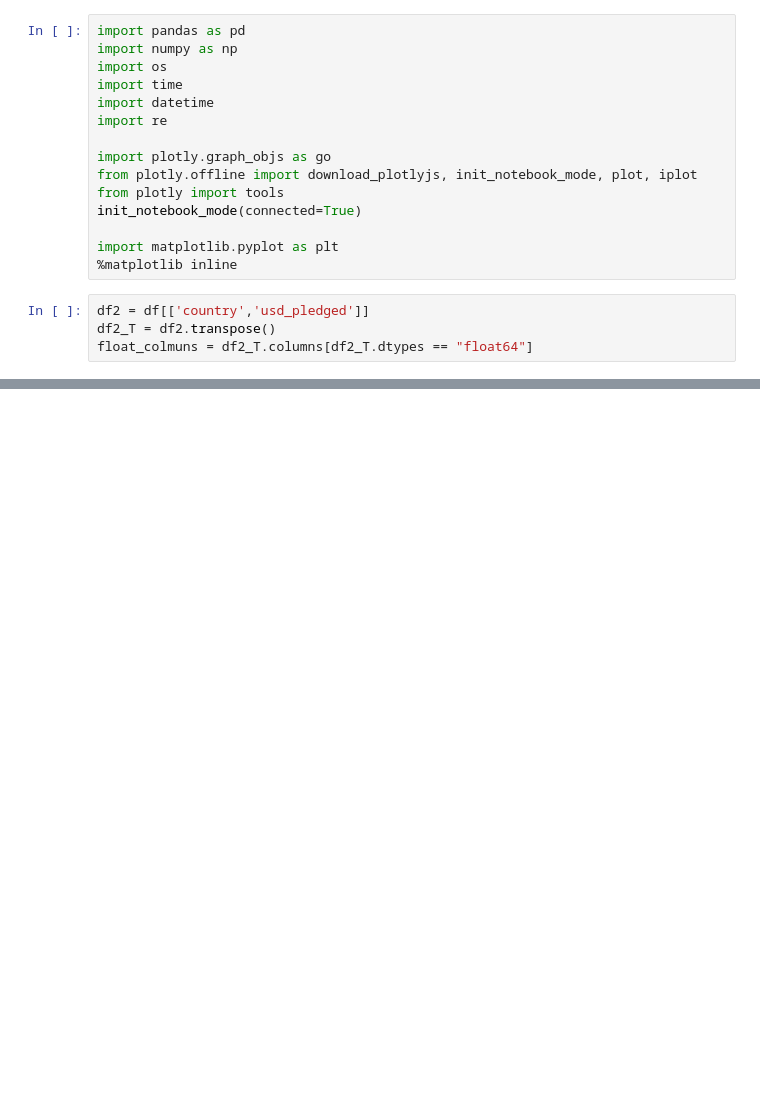
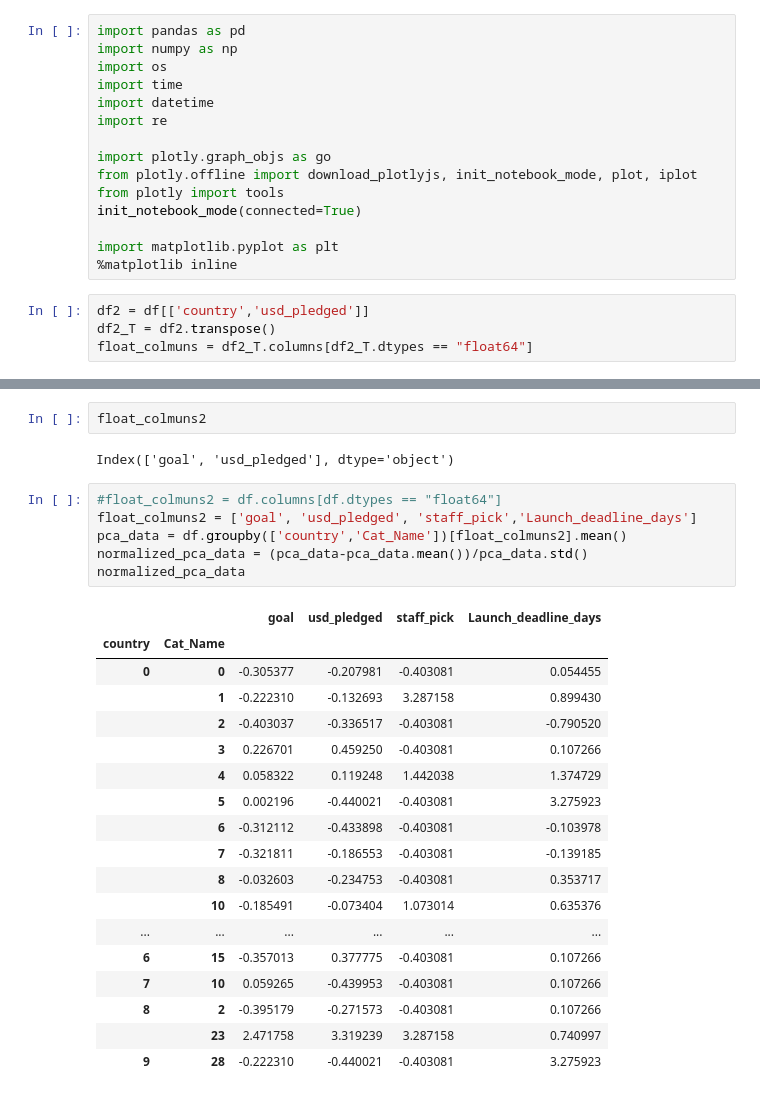
Before and after one commit to end2122/Kickstarter-Project-Analysis-in-R, a Jupyter notebook: kickstarter_EDA.ipynb, the cells around one changed output, grey strips where cells are left out. Saved outputs shown, nothing was run; the diff lists cells and outputs as text; blank space fills up the shorter version.

```diff
--- a/kickstarter_EDA.ipynb
+++ b/kickstarter_EDA.ipynb
@@ -134,0 +140,29 @@ iplot(fig, filename='drug_freq_table')
+# %%
+float_colmuns2
+# %% [output]
+Index(['goal', 'usd_pledged'], dtype='object')
+# %%
+#float_colmuns2 = df.columns[df.dtypes == "float64"]
+float_colmuns2 = ['goal', 'usd_pledged', 'staff_pick','Launch_deadline_days']
+pca_data = df.groupby(['country','Cat_Name'])[float_colmuns2].mean()
+normalized_pca_data = (pca_data-pca_data.mean())/pca_data.std()
+normalized_pca_data
+# %% [output]
+|  |  | goal | usd_pledged | staff_pick | Launch_deadline_days |
+| country | Cat_Name |  |  |  |  |
+| 0 | 0 | -0.305377 | -0.207981 | -0.403081 | 0.054455 |
+|  | 1 | -0.222310 | -0.132693 | 3.287158 | 0.899430 |
+|  | 2 | -0.403037 | -0.336517 | -0.403081 | -0.790520 |
+|  | 3 | 0.226701 | 0.459250 | -0.403081 | 0.107266 |
+|  | 4 | 0.058322 | 0.119248 | 1.442038 | 1.374729 |
+|  | 5 | 0.002196 | -0.440021 | -0.403081 | 3.275923 |
+|  | 6 | -0.312112 | -0.433898 | -0.403081 | -0.103978 |
+|  | 7 | -0.321811 | -0.186553 | -0.403081 | -0.139185 |
+|  | 8 | -0.032603 | -0.234753 | -0.403081 | 0.353717 |
+|  | 10 | -0.185491 | -0.073404 | 1.073014 | 0.635376 |
+| ... | ... | ... | ... | ... | ... |
+| 6 | 15 | -0.357013 | 0.377775 | -0.403081 | 0.107266 |
+| 7 | 10 | 0.059265 | -0.439953 | -0.403081 | 0.107266 |
+| 8 | 2 | -0.395179 | -0.271573 | -0.403081 | 0.107266 |
+|  | 23 | 2.471758 | 3.319239 | 3.287158 | 0.740997 |
+| 9 | 28 | -0.222310 | -0.440021 | -0.403081 | 3.275923 |
```
Also changed, not shown: parts of 4 cells of this notebook.
